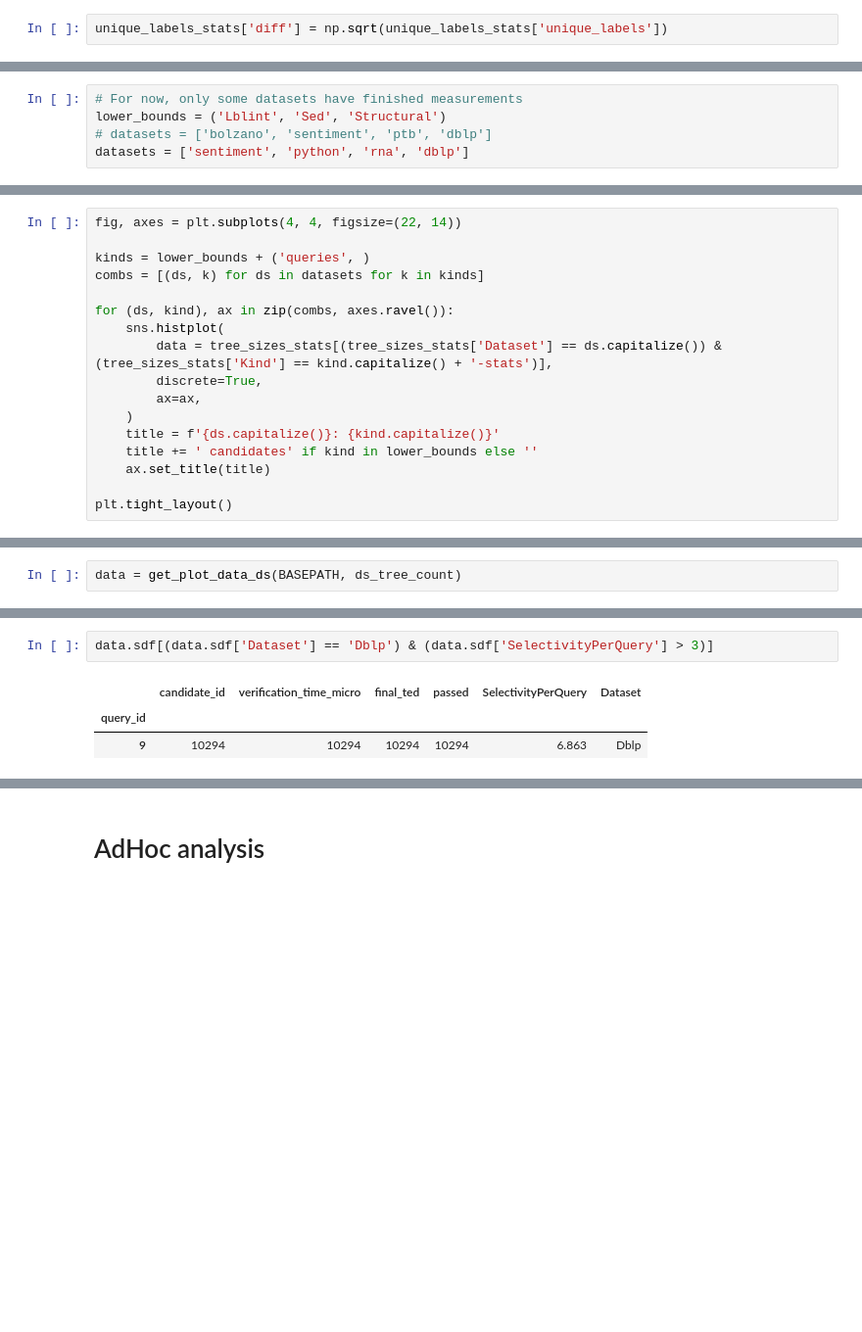
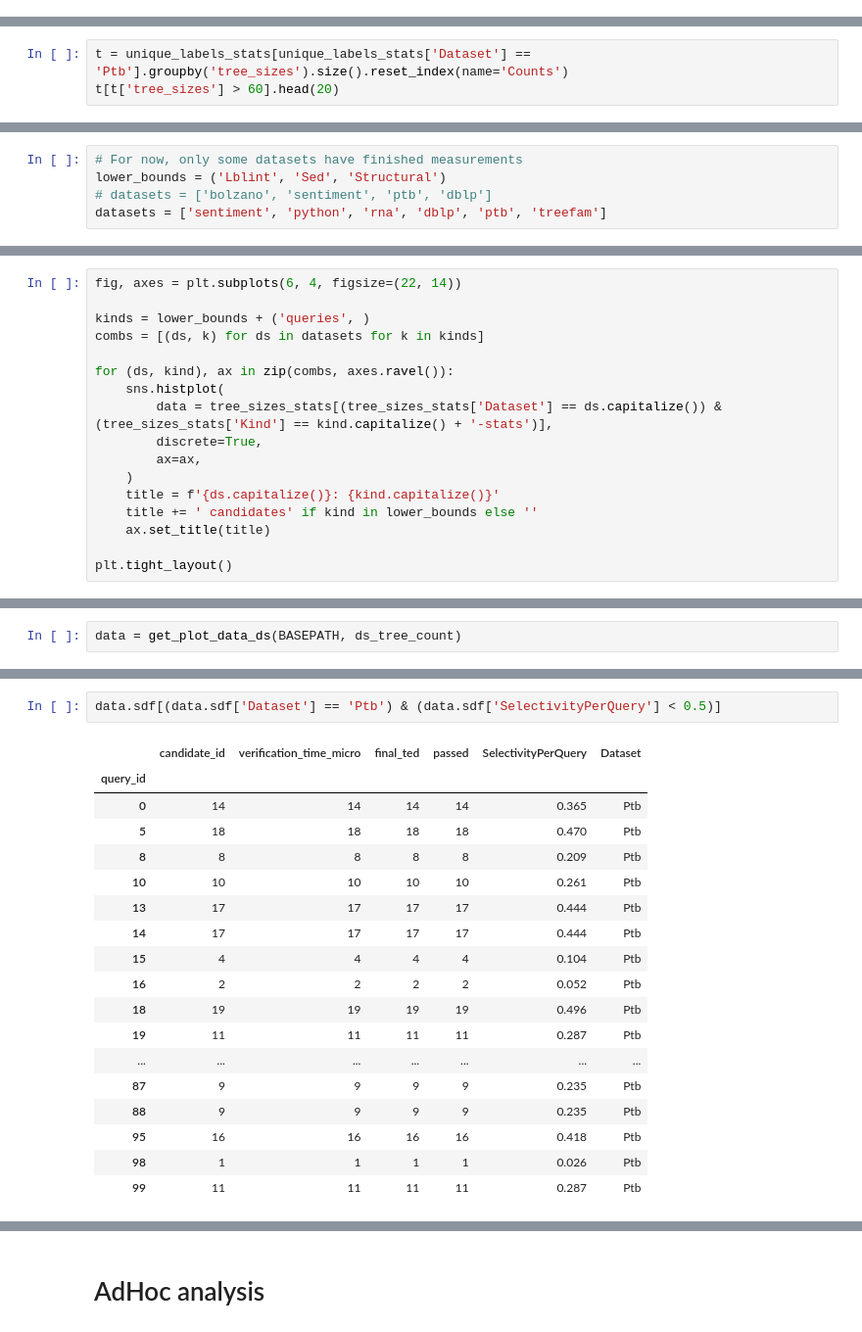
Before and after one commit to LukMRVC/tree-statistics, a Jupyter notebook: TED-viz.ipynb, the cells around one changed output, grey strips where cells are left out. Shown at 98% size. Drawn from its saved outputs; the diff is of its cells as text; blank space fills up the shorter version.

```diff
--- a/TED-viz.ipynb
+++ b/TED-viz.ipynb
@@ -206,2 +192,0 @@ unique_labels_stats.head()
-# %%
-unique_labels_stats['diff'] = np.sqrt(unique_labels_stats['unique_labels'])
@@ -225,0 +193,3 @@ unique_labels_stats
+# %%
+t = unique_labels_stats[unique_labels_stats['Dataset'] == 'Ptb'].groupby('tree_sizes').size().reset_index(name='Counts')
+t[t['tree_sizes'] > 60].head(20)
@@ -1780,7 +1752,7 @@ DS
 # For now, only some datasets have finished measurements
 lower_bounds = ('Lblint', 'Sed', 'Structural')
 # datasets = ['bolzano', 'sentiment', 'ptb', 'dblp']
-datasets = ['sentiment', 'python', 'rna', 'dblp']
+datasets = ['sentiment', 'python', 'rna', 'dblp', 'ptb', 'treefam']
 # %% [markdown]
 ### Utility functions
 # %%
@@ -2079,7 +2051,7 @@ for lb in lower_bounds:
 
 tree_sizes_stats = pd.concat([tree_sizes_stats, load_hist_stats(datasets, 'tree_sizes', f'queries-stats')])
 # %%
-fig, axes = plt.subplots(4, 4, figsize=(22, 14))
+fig, axes = plt.subplots(6, 4, figsize=(22, 14))
 
 kinds = lower_bounds + ('queries', )
 combs = [(ds, k) for ds in datasets for k in kinds]
@@ -2126,9 +2103,24 @@ sns.heatmap(data.pdf, annot=True, fmt='.2%')
 # %%
-data.sdf[(data.sdf['Dataset'] == 'Dblp') & (data.sdf['SelectivityPerQuery'] > 3)]
+data.sdf[(data.sdf['Dataset'] == 'Ptb') & (data.sdf['SelectivityPerQuery'] < 0.5)]
 # %% [output]
 |  | candidate_id | verification_time_micro | final_ted | passed | SelectivityPerQuery | Dataset |
 | query_id |  |  |  |  |  |  |
-| 9 | 10294 | 10294 | 10294 | 10294 | 6.863 | Dblp |
+| 0 | 14 | 14 | 14 | 14 | 0.365 | Ptb |
+| 5 | 18 | 18 | 18 | 18 | 0.470 | Ptb |
+| 8 | 8 | 8 | 8 | 8 | 0.209 | Ptb |
+| 10 | 10 | 10 | 10 | 10 | 0.261 | Ptb |
+| 13 | 17 | 17 | 17 | 17 | 0.444 | Ptb |
+| 14 | 17 | 17 | 17 | 17 | 0.444 | Ptb |
+| 15 | 4 | 4 | 4 | 4 | 0.104 | Ptb |
+| 16 | 2 | 2 | 2 | 2 | 0.052 | Ptb |
+| 18 | 19 | 19 | 19 | 19 | 0.496 | Ptb |
+| 19 | 11 | 11 | 11 | 11 | 0.287 | Ptb |
+| ... | ... | ... | ... | ... | ... | ... |
+| 87 | 9 | 9 | 9 | 9 | 0.235 | Ptb |
+| 88 | 9 | 9 | 9 | 9 | 0.235 | Ptb |
+| 95 | 16 | 16 | 16 | 16 | 0.418 | Ptb |
+| 98 | 1 | 1 | 1 | 1 | 0.026 | Ptb |
+| 99 | 11 | 11 | 11 | 11 | 0.287 | Ptb |
 # %%
 sns.boxplot(data=data.sdf, x="Dataset", y="SelectivityPerQuery")
 data.sdf.groupby('Dataset')['SelectivityPerQuery'].mean().reset_index()
```
Also changed, not shown: parts of 15 cells of this notebook.
